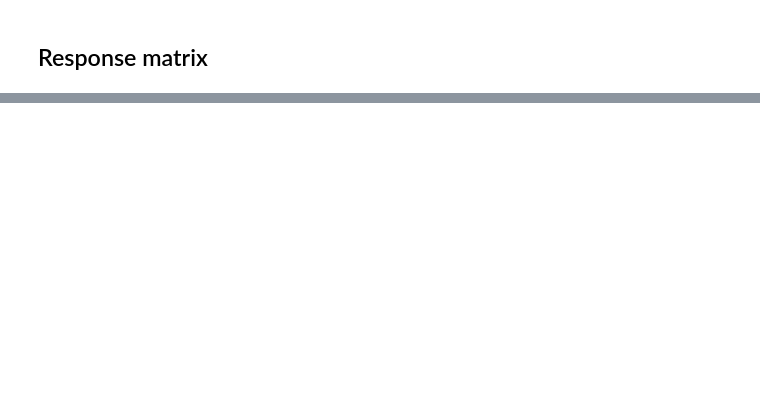
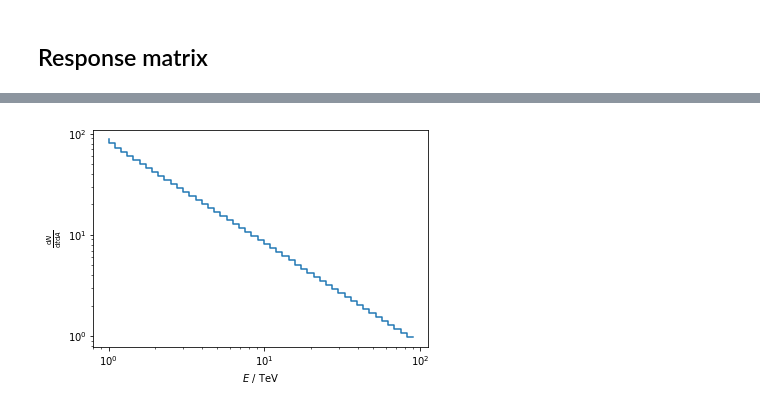
Before and after one commit to cescalara/instrument_response, a Jupyter notebook: instrument_response_example.ipynb, the cells around one changed output, grey strips where cells are left out. Drawn from its saved outputs; the diff is of its cells as text; code cells hidden in the pictures; blank space fills up the shorter version.

```diff
--- a/instrument_response_example.ipynb
+++ b/instrument_response_example.ipynb
@@ -56,0 +87,37 @@ h, _, _, _ = ax.hist2d(np.log10(true_energy), np.log10(detected_energy), bins=[5
+# %%
+# Define a model
+def bounded_power_law(energy, norm, index):
+    out = []
+    for e in energy:
+        if e > 1.0 and e < 100:
+            out.append(norm * np.power(e, -index))
+        else:
+            out.append(0)
+    return np.array(out)
+
+# for ease
+def differential_flux(e):
+
+    return bounded_power_law(e, 1e3, 2.0)
+
+# integral of the differential flux (simpson's rule)
+def integral(e1, e2):
+    return (e2 - e1) / 6.0 * (differential_flux(e1) + 4 * differential_flux((e1 + e2) / 2.0)+ differential_flux(e2))
+
+# true photon fluxes integrated over the photon bins of the response
+# dN/dtdA
+true_fluxes = integral(response.true_energy_bins[:-1],
+                       response.true_energy_bins[1:])
+# %%
+# Plot the model
+fig, ax = plt.subplots()
+
+ax.step(response.true_energy_bins[:-1], true_fluxes, where='pre')
+
+ax.set_xscale('log')
+ax.set_yscale('log')
+
+ax.set_xlabel('$E$ / TeV')
+ax.set_ylabel(r'$\frac{\mathrm{d} N}{\mathrm{d}t \mathrm{d}A}$');
+# %% [output]
+[figure, added]
```
Also changed, not shown: parts of 12 cells of this notebook, 2 other files.
